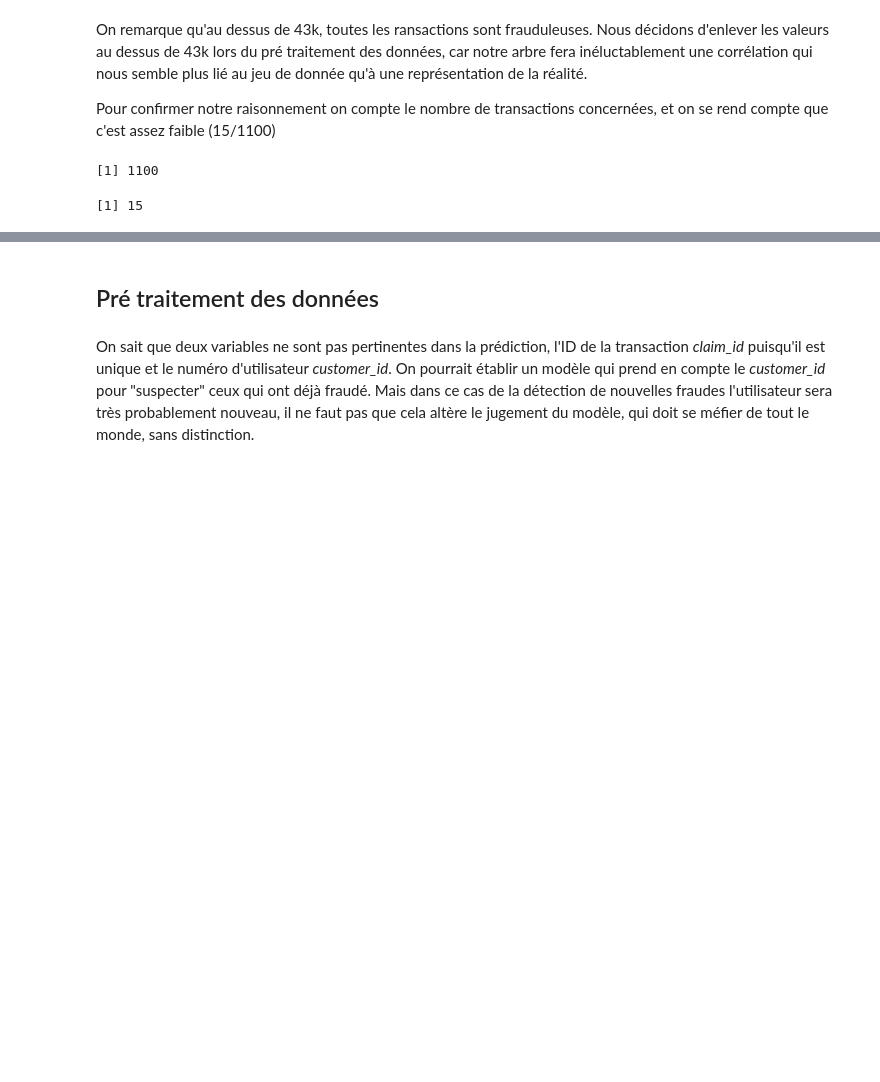
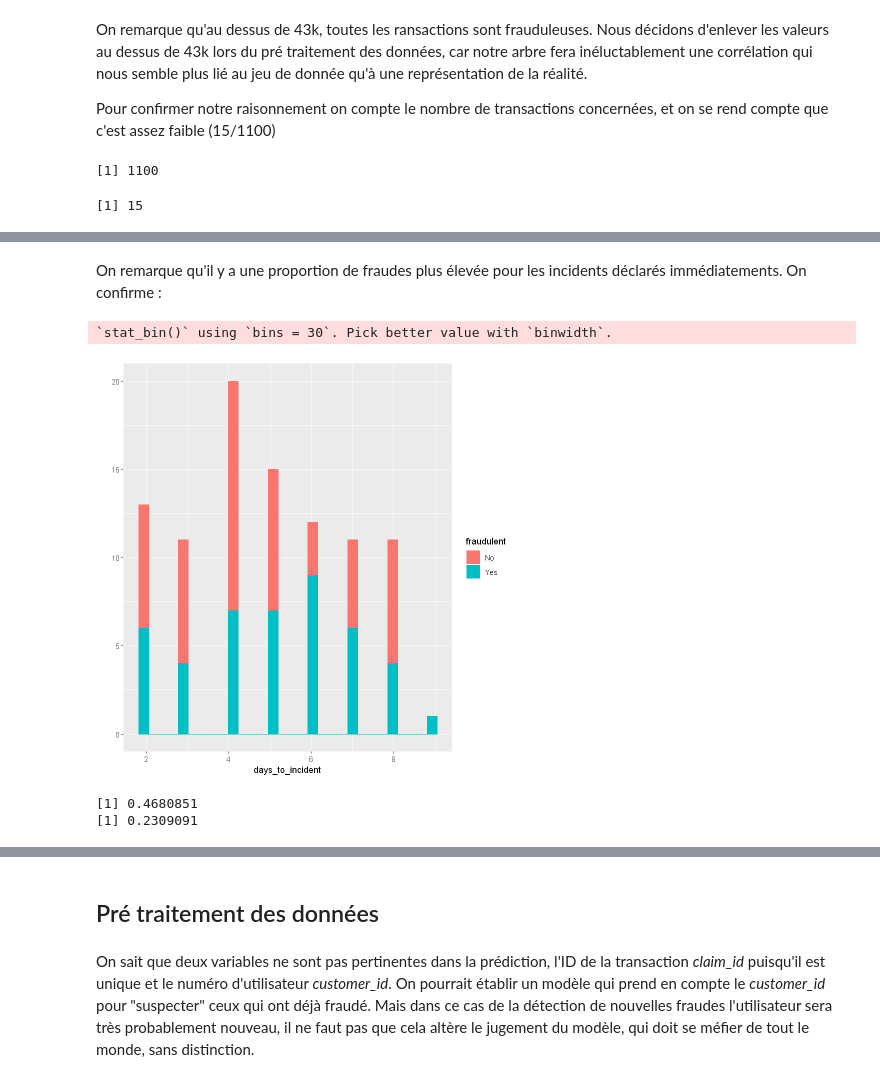
Before and after one commit to MaxGomas/mlanalyse, a Jupyter notebook: main.ipynb, the cells around one changed output, grey strips where cells are left out. Saved outputs shown, nothing was run; the diff lists cells and outputs as text; code cells hidden in the pictures; blank space fills up the shorter version.

```diff
--- a/main.ipynb
+++ b/main.ipynb
@@ -62,0 +111,13 @@ qplot(claim_amount, data=fraudes[fraudes$claim_amount<10000,], color=fraudulent,
+# %% [markdown]
+On remarque qu'il y a une proportion de fraudes plus élevée pour les incidents déclarés immédiatements. On confirme :
+# %%
+qplot(days_to_incident, data=fraudes[fraudes$days_to_incident<10,], color=fraudulent, fill=fraudulent)
+# %% [output]
+`stat_bin()` using `bins = 30`. Pick better value with `binwidth`.
+[figure, added]
+# %%
+print(nrow(fraudes[fraudes$days_to_incident<10 & fraudes$fraudulent=='Yes',])/nrow(fraudes[fraudes$days_to_incident<10,]))
+print(nrow(fraudes[fraudes$fraudulent=='Yes',])/nrow(fraudes))
+# %% [output]
+[1] 0.4680851
+[1] 0.2309091
```
Also changed, not shown: parts of 44 cells of this notebook.
